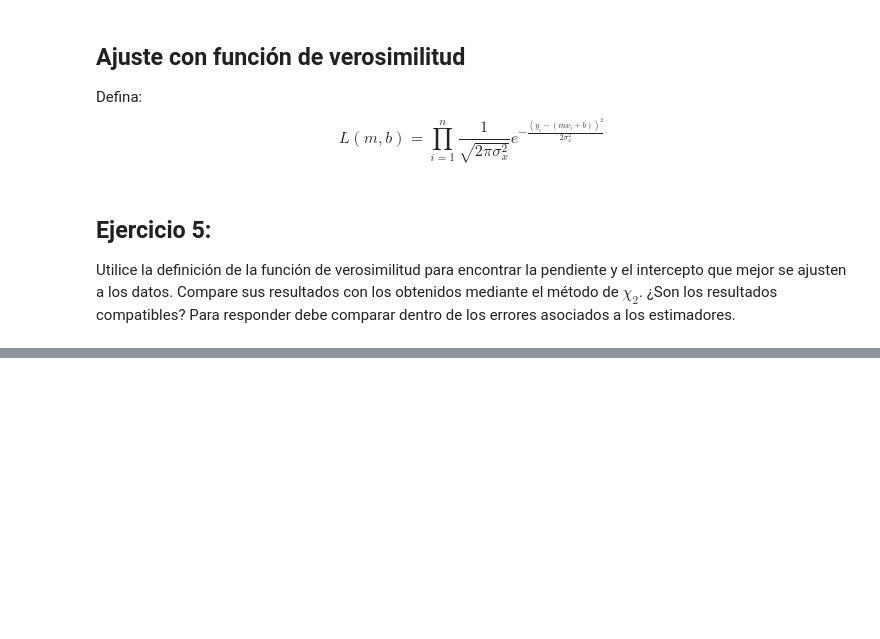
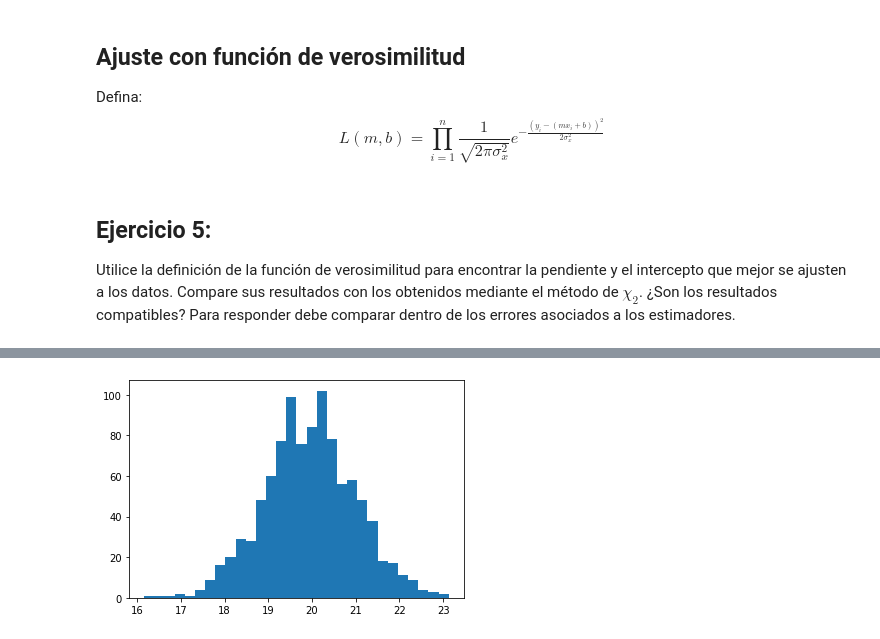
Before and after one commit to UDEA-Esp-Analitica-y-Ciencia-de-Datos/EACD-02-ESTADISTICA, a Jupyter notebook: Sesión_3.ipynb, the cells around one changed output, grey strips where cells are left out. Cells and saved outputs as stored; diff of their text form; code cells hidden in the pictures; blank space fills up the shorter version.

```diff
--- a/Sesión_3.ipynb
+++ b/Sesión_3.ipynb
@@ -147,0 +162,4 @@ Utilice la definición de la función de verosimilitud para encontrar la pendien
+# %%
+HistoX2 = plt.hist(X2,bins=30)
+# %% [output]
+[figure, added]
```
Also changed, not shown: parts of 16 cells of this notebook.
